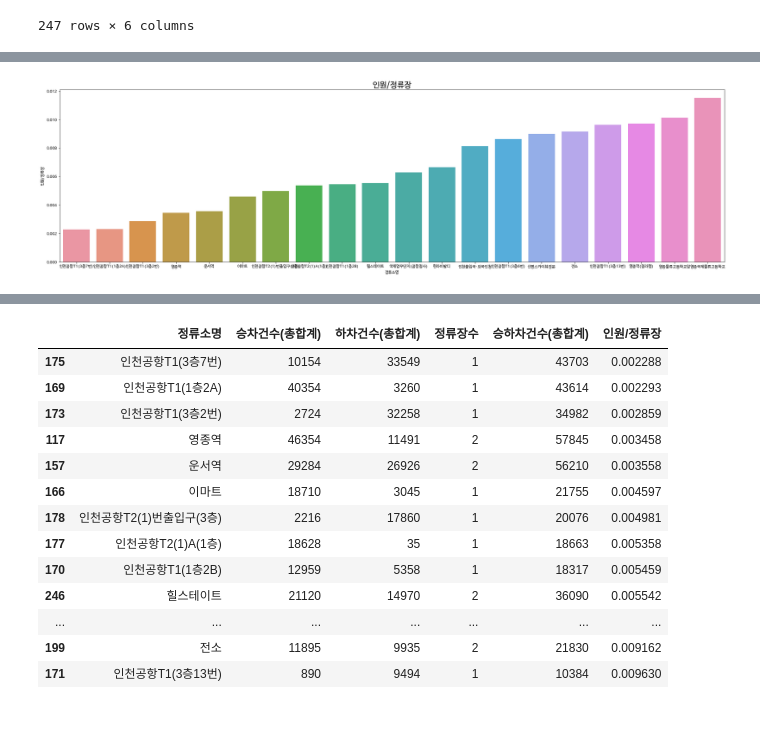
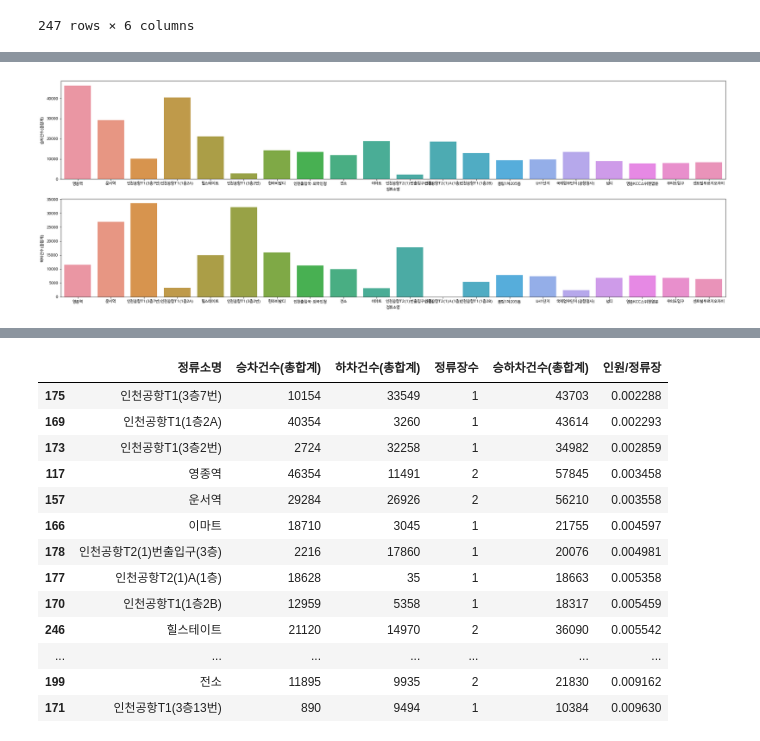
Before and after one commit to JJungEEun/Optimization-_of_DemandResponseBus_Routes, a Jupyter notebook: 정류장접근성및분포정도확인.ipynb, the cells around one changed output, grey strips where cells are left out. Drawn from its saved outputs; the diff is of its cells as text; code cells hidden in the pictures.

```diff
--- a/정류장접근성및분포정도확인.ipynb
+++ b/정류장접근성및분포정도확인.ipynb
@@ -168,6 +176,6 @@ Name: 승하차건수(총합계), dtype: int64
 # %%
-ss = pd.read_csv("/content/drive/MyDrive/2022/공모전_아이모드 최적화 방안/data/중구버스2.csv",encoding='UTF8')
-ss
+bus_yj = pd.read_csv("/content/drive/MyDrive/2022/공모전_아이모드 최적화 방안/data/중구버스2.csv",encoding='UTF8')
+bus_yj
 # %% [output]
 |  | 권역 | 정류소명 | 정류소ID | 승차건수(총합계) | 하차건수(총합계) | 승차건수(카드) | 하차건수(카드) | 승차건수(현금) | 일평균 승하차건수 | 정류장수 |
 | 0 | 중구 | (구)국제여객터미널 | 35051 | 86 | 1550 | 7 | 1550 | 79 | 55 | 1 |
@@ -183,11 +191,11 @@ ss
 | 428 | 중구 | 힐스테이트 | 35458 | 5940 | 5102 | 5634 | 5102 | 306 | 368 | 1 |
 429 rows × 10 columns
 # %%
-sss = ss.groupby(['정류소명'])['승차건수(총합계)','하차건수(총합계)','정류장수'].sum()
-sss['승하차건수(총합계)'] = sss['승차건수(총합계)']+ sss['하차건수(총합계)']
-sss['인원/정류장'] = sss['정류장수'] / (sss['승차건수(총합계)']+sss['하차건수(총합계)']) * 100
-sss = sss.reset_index()
-sss
+bus_yj_ = bus_yj .groupby(['정류소명'])['승차건수(총합계)','하차건수(총합계)','정류장수'].sum()
+bus_yj_['승하차건수(총합계)'] = bus_yj_['승차건수(총합계)']+ bus_yj_['하차건수(총합계)']
+bus_yj_['인원/정류장'] = bus_yj_['정류장수'] / (bus_yj_['승차건수(총합계)']+bus_yj_['하차건수(총합계)']) * 100
+bus_yj_ = bus_yj_.reset_index()
+bus_yj_
 # %% [output]
 |  | 정류소명 | 승차건수(총합계) | 하차건수(총합계) | 정류장수 | 승하차건수(총합계) | 인원/정류장 |
 | 0 | (구)국제여객터미널 | 2307 | 1592 | 2 | 3899 | 0.051295 |
@@ -233,9 +213,11 @@ plt.show()
-# %%
-import seaborn as sns
-
-plt.figure(figsize = (30,8))
-p = sns.barplot(x="정류소명", y="인원/정류장", data=sss.sort_values('인원/정류장', ascending=True)[:20])
-p.set_title("인원/정류장", fontsize=20)
-plt.show()
-# %% [output]
-[figure, removed]
+# %%
+col_n = 1
+row_n = 2
+fig, ax = plt.subplots(ncols=col_n, nrows=row_n, figsize=(30,row_n*5))
+data= bus_yj_.sort_values('승하차건수(총합계)', ascending=False)[:20]
+
+col = ["승차건수(총합계)","하차건수(총합계)"]
+for i,col in enumerate(data[col]):
+  sns.barplot(x=data["정류소명"], y=data[col], ax=ax[int(i)])
+# %% [output]
+[figure, added]
```
Also changed, not shown: parts of 17 cells of this notebook.
